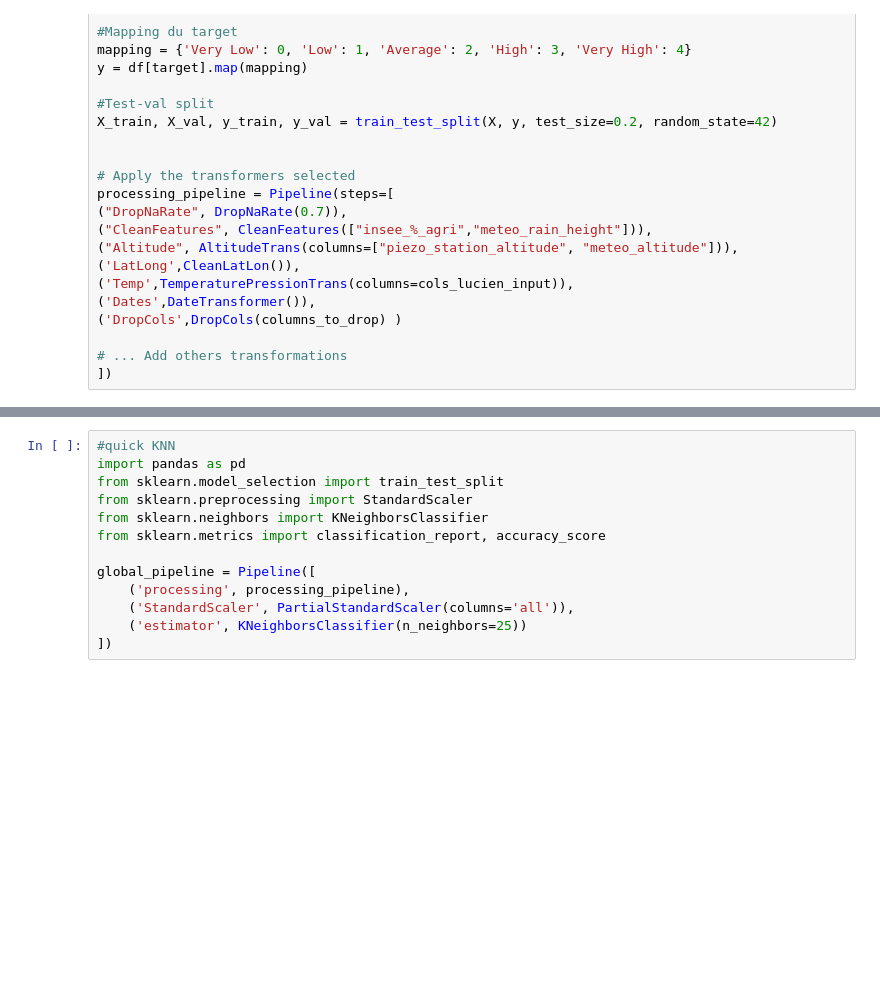
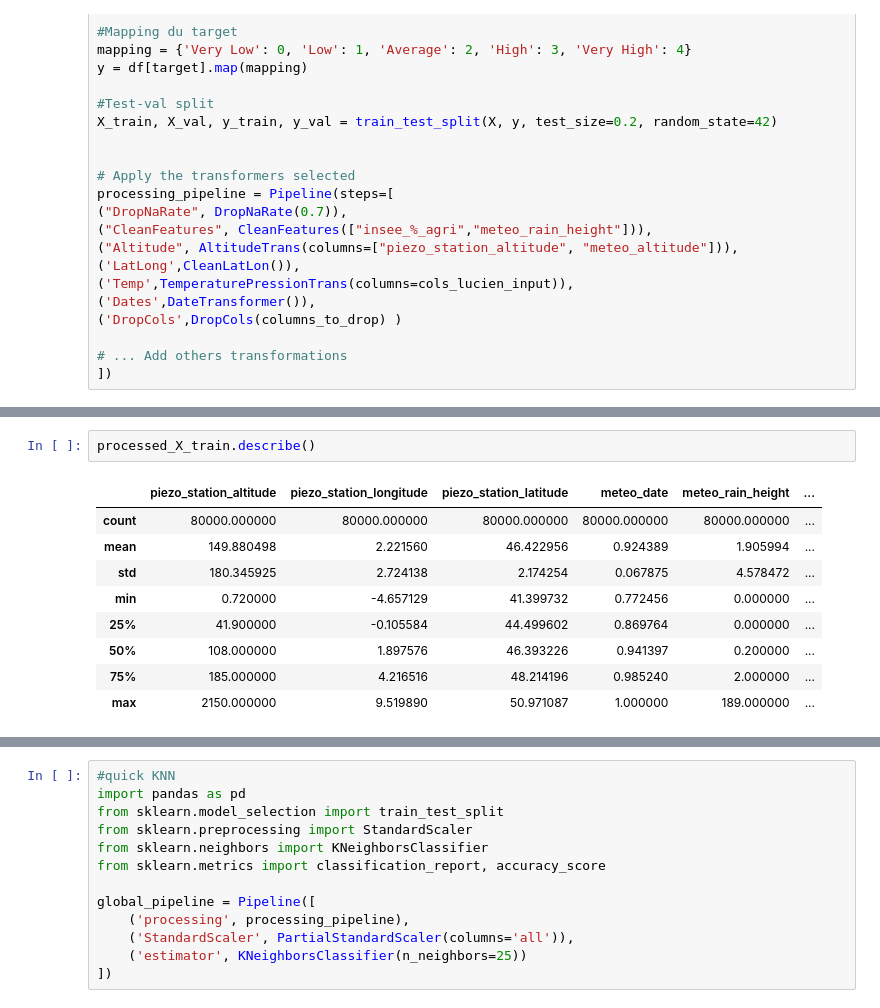
Before and after one commit to AhmedYassi02/Hickathon_43, a Jupyter notebook: processing.ipynb, the cells around one changed output, grey strips where cells are left out. Saved outputs shown, nothing was run; the diff lists cells and outputs as text; blank space fills up the shorter version.

```diff
--- a/processing.ipynb
+++ b/processing.ipynb
@@ -192,3 +178,15 @@ executing.executing.NotOneValueFound: Expected one value, found 0
+# %%
+processed_X_train.describe()
+# %% [output]
+|  | piezo_station_altitude | piezo_station_longitude | piezo_station_latitude | meteo_date | meteo_rain_height | ... |
+| count | 80000.000000 | 80000.000000 | 80000.000000 | 80000.000000 | 80000.000000 | ... |
+| mean | 149.880498 | 2.221560 | 46.422956 | 0.924389 | 1.905994 | ... |
+| std | 180.345925 | 2.724138 | 2.174254 | 0.067875 | 4.578472 | ... |
+| min | 0.720000 | -4.657129 | 41.399732 | 0.772456 | 0.000000 | ... |
+| 25% | 41.900000 | -0.105584 | 44.499602 | 0.869764 | 0.000000 | ... |
+| 50% | 108.000000 | 1.897576 | 46.393226 | 0.941397 | 0.200000 | ... |
+| 75% | 185.000000 | 4.216516 | 48.214196 | 0.985240 | 2.000000 | ... |
+| max | 2150.000000 | 9.519890 | 50.971087 | 1.000000 | 189.000000 | ... |
 # %%
 
 # # Save the processed data to CSV
```
Also changed, not shown: parts of 6 cells of this notebook, 1 other file.
